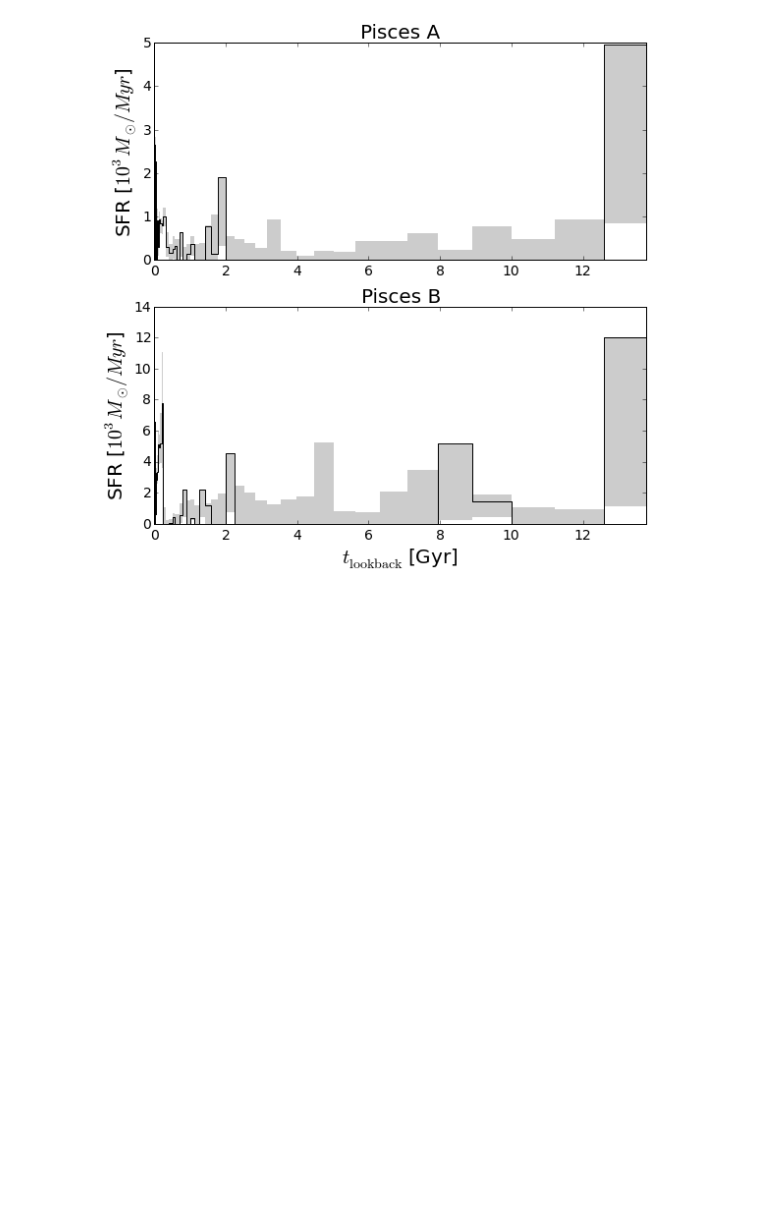
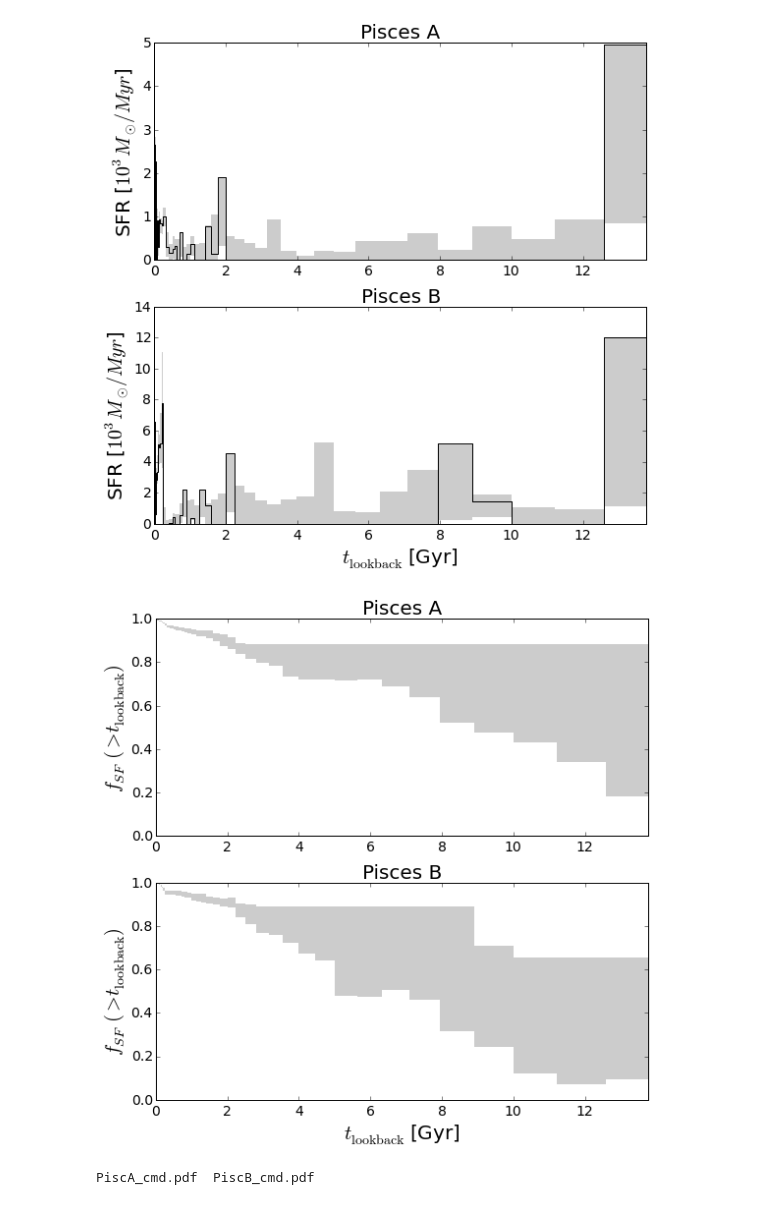
Before and after one commit to eteq/piscdwarfs_hst, a Jupyter notebook: SFHs.ipynb, the cells around one changed output. Drawn from its saved outputs; the diff is of its cells as text; code cells hidden in the pictures; blank space fills up the shorter version.

```diff
--- a/SFHs.ipynb
+++ b/SFHs.ipynb
@@ -225,2 +225,44 @@ save_pub_figure('sfhs')
 # %% [output]
 [figure]
+# %%
+plt.figure(figsize=(8,8))
+
+xlabel = r'$t_{\rm lookback}$ [Gyr]'
+ylabel = r'$f_{SF}\,(>t_{\rm lookback})$'
+tckfontsize = 14
+labelfontsize = 20
+
+plt.subplot(2, 1, 1)
+plt.fill_between(tsA.to(u.Gyr),sfhmsA, sfhpsA, lw=0, facecolor=[0.8]*3)
+#plt.plot(tsA.to(u.Gyr),sfhsA, c='k')
+#plt.fill_between(tsA.to(u.Gyr),sfrmsA*yscale, sfrpsA*yscale, lw=0, facecolor=[0.8]*3)
+#plt.plot(tsA.to(u.Gyr),sfrsA*yscale, c='k')
+plt.xlim(0, lbt0.to(u.Gyr).value)
+plt.xticks(fontsize=tckfontsize)
+plt.yticks(fontsize=tckfontsize)
+plt.title('Pisces A', fontsize=labelfontsize)
+plt.ylim(0, 1)
+plt.ylabel(ylabel, fontsize=labelfontsize)
+
+
+plt.subplot(2, 1, 2)
+plt.title('Pisces B', fontsize=labelfontsize)
+plt.fill_between(tsB.to(u.Gyr), sfhmsB, sfhpsB, lw=0, facecolor=[0.8]*3)
+#plt.plot(tsB.to(u.Gyr),sfhsB, c='k')
+#plt.fill_between(tsB.to(u.Gyr),sfrmsB*yscale, sfrpsB*yscale, lw=0, facecolor=[0.8]*3)
+#plt.plot(tsB.to(u.Gyr),sfrsB*yscale, c='k')
+plt.xlim(0, lbt0.to(u.Gyr).value)
+plt.xticks(fontsize=tckfontsize)
+plt.yticks(fontsize=tckfontsize)
+plt.xlabel(xlabel, fontsize=labelfontsize)
+plt.ylim(0, 1)
+plt.ylabel(ylabel, fontsize=labelfontsize)
+
+plt.tight_layout()
+save_pub_figure('sfhs_cum')
+# %% [output]
+[figure, added]
+# %%
+ls *.pdf
+# %% [output]
+PiscA_cmd.pdf  PiscB_cmd.pdf
```
Also changed, not shown: parts of 4 cells of this notebook.
